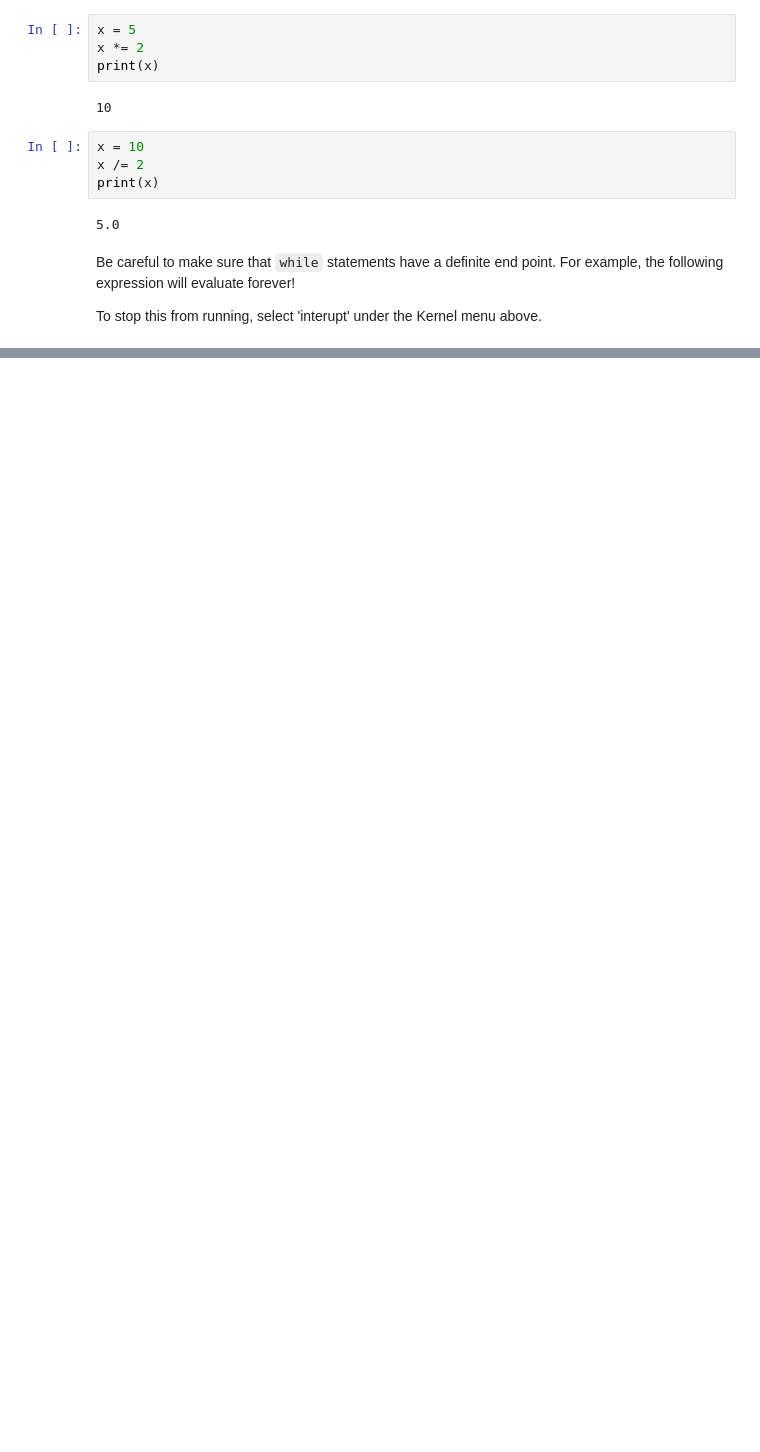
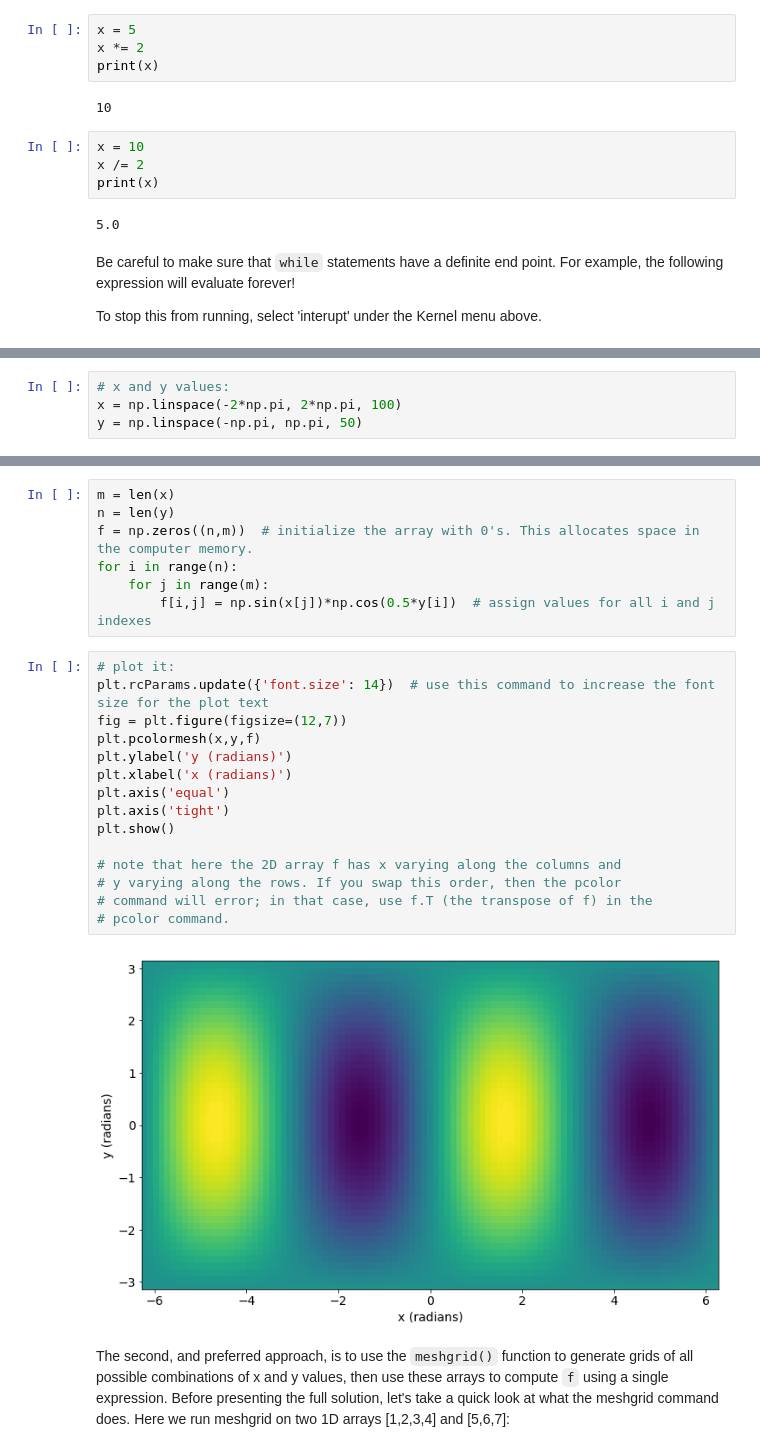
Before and after one commit to mtoqeerpk/IntroComputationalEarthScience, a Jupyter notebook: Week 2/Introduction to Python - Part 2.ipynb, the cells around one changed output, grey strips where cells are left out. Saved outputs shown, nothing was run; the diff lists cells and outputs as text; blank space fills up the shorter version.

Commit message:
updated Part 2 notes.

```diff
--- a/Week 2/Introduction to Python - Part 2.ipynb
+++ b/Week 2/Introduction to Python - Part 2.ipynb
@@ -478,0 +506,4 @@ KeyboardInterrupt:
+# %%
+# x and y values:
+x = np.linspace(-2*np.pi, 2*np.pi, 100)
+y = np.linspace(-np.pi, np.pi, 50)
@@ -478,0 +521,26 @@ KeyboardInterrupt:
+# %%
+m = len(x)
+n = len(y)
+f = np.zeros((n,m))  # initialize the array with 0's. This allocates space in the computer memory.
+for i in range(n):
+    for j in range(m):
+        f[i,j] = np.sin(x[j])*np.cos(0.5*y[i])  # assign values for all i and j indexes
+# %%
+# plot it:
+plt.rcParams.update({'font.size': 14})  # use this command to increase the font size for the plot text
+fig = plt.figure(figsize=(12,7))
+plt.pcolormesh(x,y,f)
+plt.ylabel('y (radians)')
+plt.xlabel('x (radians)')
+plt.axis('equal')
+plt.axis('tight')
+plt.show()
+
+# note that here the 2D array f has x varying along the columns and
+# y varying along the rows. If you swap this order, then the pcolor
+# command will error; in that case, use f.T (the transpose of f) in the
+# pcolor command.
+# %% [output]
+[figure, added]
+# %% [markdown]
+The second, and preferred approach, is to use the `meshgrid()` function to generate grids of all possible combinations of x and y values, then use these arrays to compute `f` using a single expression.  Before presenting the full solution, let's take a quick look at what the meshgrid command does. Here we run meshgrid on two 1D arrays [1,2,3,4] and [5,6,7]:
```
Also changed, not shown: parts of 37 cells of this notebook, 1 other file.
